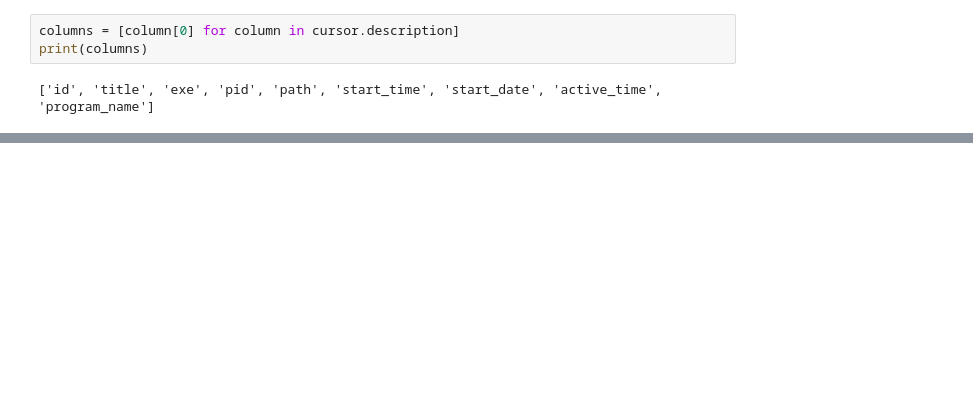
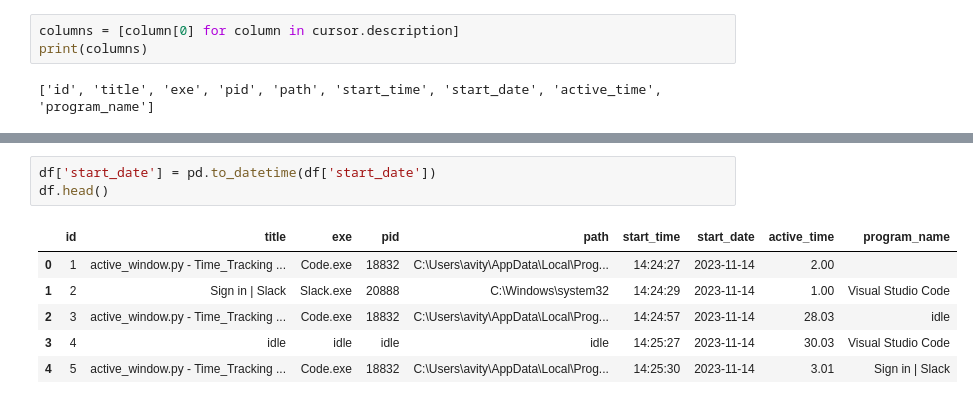
Before and after one commit to Avitas8485/Time_Tracking, a Jupyter notebook: playground.ipynb, the cells around one changed output, grey strips where cells are left out. Drawn from its saved outputs; the diff is of its cells as text; blank space fills up the shorter version.

```diff
--- a/playground.ipynb
+++ b/playground.ipynb
@@ -58,0 +95,10 @@ for row in rows:
+# %%
+df['start_date'] = pd.to_datetime(df['start_date'])
+df.head()
+# %% [output]
+|  | id | title | exe | pid | path | start_time | start_date | active_time | program_name |
+| 0 | 1 | active_window.py - Time_Tracking ... | Code.exe | 18832 | C:\Users\avity\AppData\Local\Prog... | 14:24:27 | 2023-11-14 | 2.00 |  |
+| 1 | 2 | Sign in | Slack | Slack.exe | 20888 | C:\Windows\system32 | 14:24:29 | 2023-11-14 | 1.00 | Visual Studio Code |
+| 2 | 3 | active_window.py - Time_Tracking ... | Code.exe | 18832 | C:\Users\avity\AppData\Local\Prog... | 14:24:57 | 2023-11-14 | 28.03 | idle |
+| 3 | 4 | idle | idle | idle | idle | 14:25:27 | 2023-11-14 | 30.03 | Visual Studio Code |
+| 4 | 5 | active_window.py - Time_Tracking ... | Code.exe | 18832 | C:\Users\avity\AppData\Local\Prog... | 14:25:30 | 2023-11-14 | 3.01 | Sign in | Slack |
```
Also changed, not shown: parts of 10 cells of this notebook, 2 other files.
